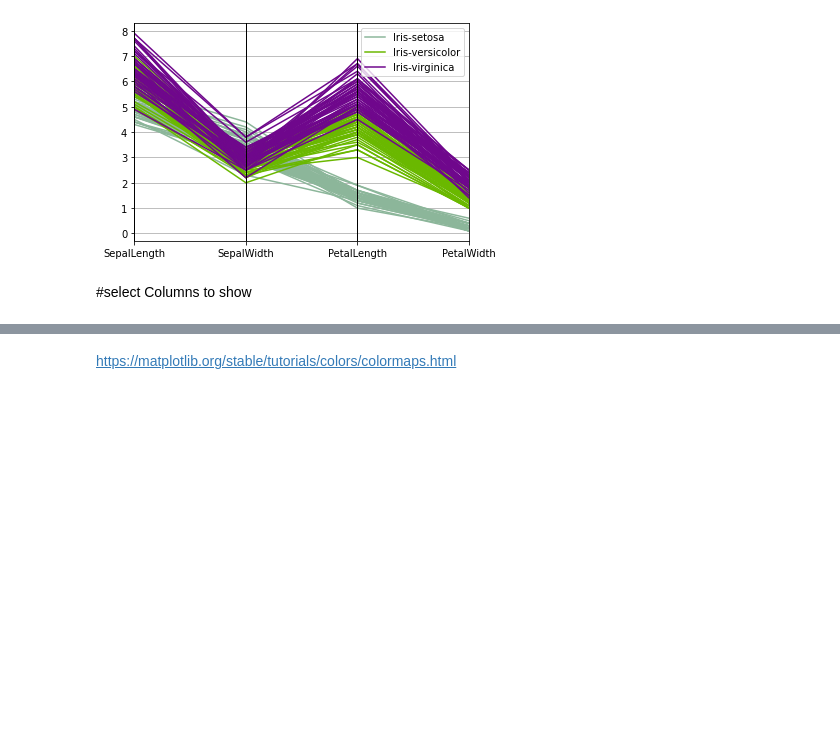
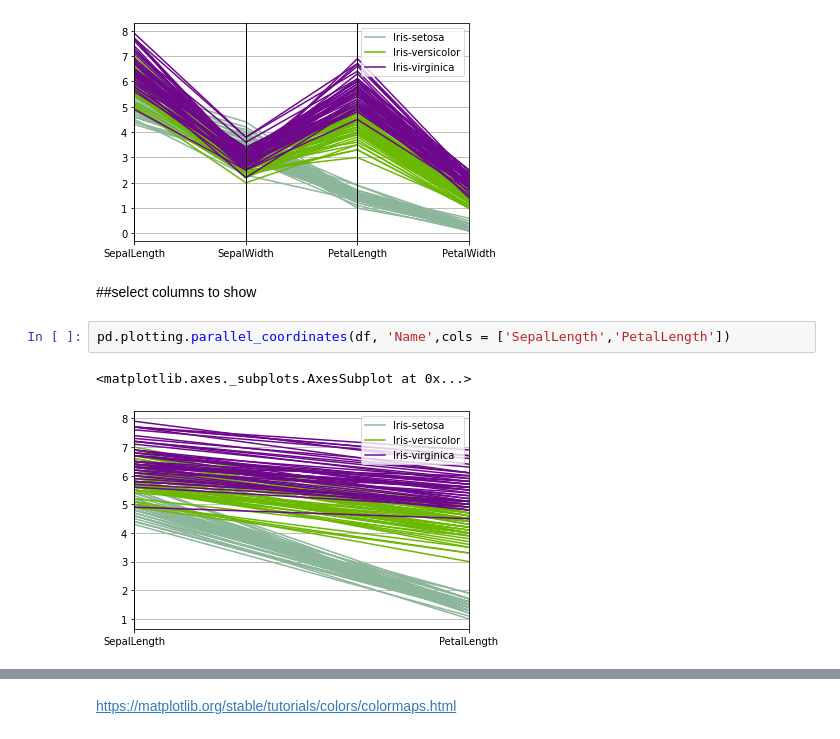
Before and after one commit to Nattakonjpg/BasicProg_DataViz65, a Jupyter notebook: DataViz01_Table_Data.ipynb, the cells around one changed output, grey strips where cells are left out. Cells and saved outputs as stored; diff of their text form; blank space fills up the shorter version.

```diff
--- a/DataViz01_Table_Data.ipynb
+++ b/DataViz01_Table_Data.ipynb
@@ -22,4 +36,9 @@ pd.plotting.parallel_coordinates(df, "Name")
 <matplotlib.axes._subplots.AxesSubplot at 0x...>
 [figure]
 # %% [markdown]
-#select Columns to show
+##select columns to show
+# %%
+pd.plotting.parallel_coordinates(df, 'Name',cols = ['SepalLength','PetalLength'])
+# %% [output]
+<matplotlib.axes._subplots.AxesSubplot at 0x...>
+[figure, added]
```
Also changed, not shown: parts of 19 cells of this notebook.
